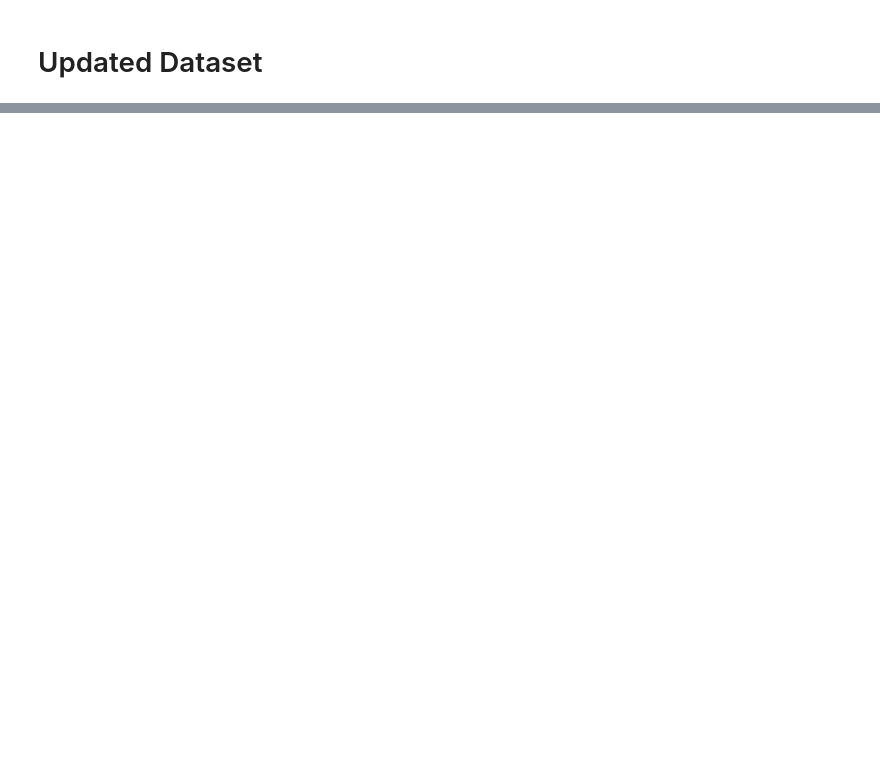
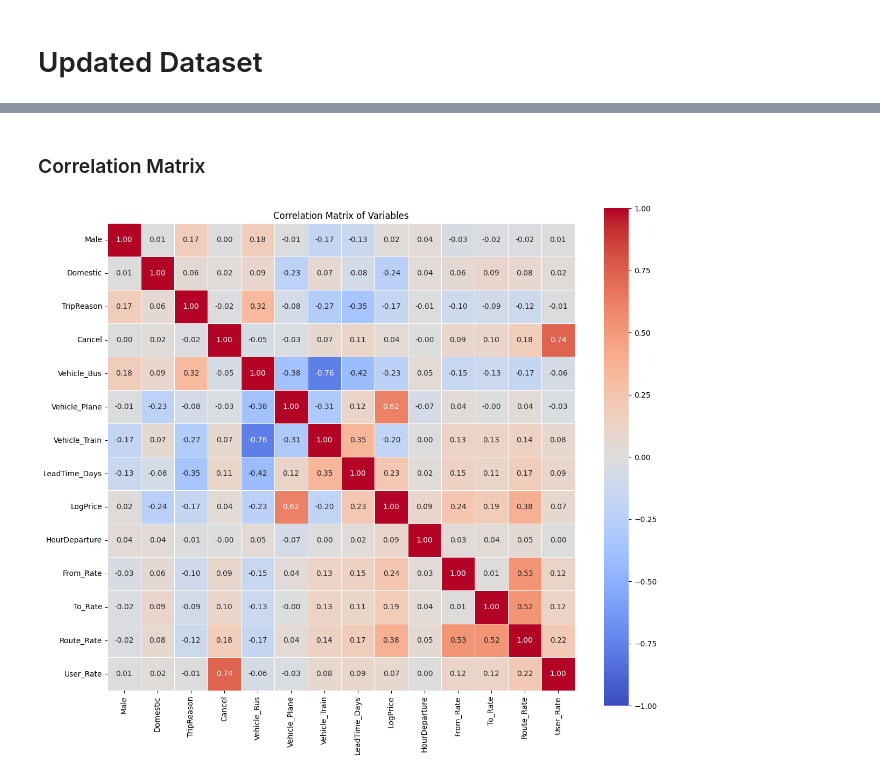
Before and after one commit to silviacalabretta/statistical-methods-project, a Jupyter notebook: notebooks/01_feature_selection_and_analysis.ipynb, the cells around one changed output, grey strips where cells are left out. Cells and saved outputs as stored; diff of their text form; code cells hidden in the pictures; blank space fills up the shorter version.

```diff
--- a/notebooks/01_feature_selection_and_analysis.ipynb
+++ b/notebooks/01_feature_selection_and_analysis.ipynb
@@ -538,0 +595,22 @@ test_df.to_csv(os.path.join(output_dir, "test_time_based.csv"), index=False)
+# %% [markdown]
+### Correlation Matrix
+# %%
+plt.figure(figsize=(14, 12))
+
+# We include the target variable in the correlation matrix
+# Ensure all data is numeric for correlation.
+# If 'TripReason' or 'Created' are strings, they must be encoded first.
+# Here we calculate correlation only for numeric columns.
+numeric_df = data.select_dtypes(include=[np.number])
+
+corr_matrix = numeric_df.corr()
+
+# Mask the upper triangle for better readability
+# mask = np.triu(np.ones_like(corr_matrix, dtype=bool))
+
+sns.heatmap(corr_matrix, annot=True, fmt=".2f", cmap='coolwarm',
+            vmax=1, vmin=-1, square=True, linewidths=.5)
+plt.title('Correlation Matrix of Variables')
+plt.show()
+# %% [output]
+[figure, added]
```
Also changed, not shown: parts of 37 cells of this notebook, 1 other file.
